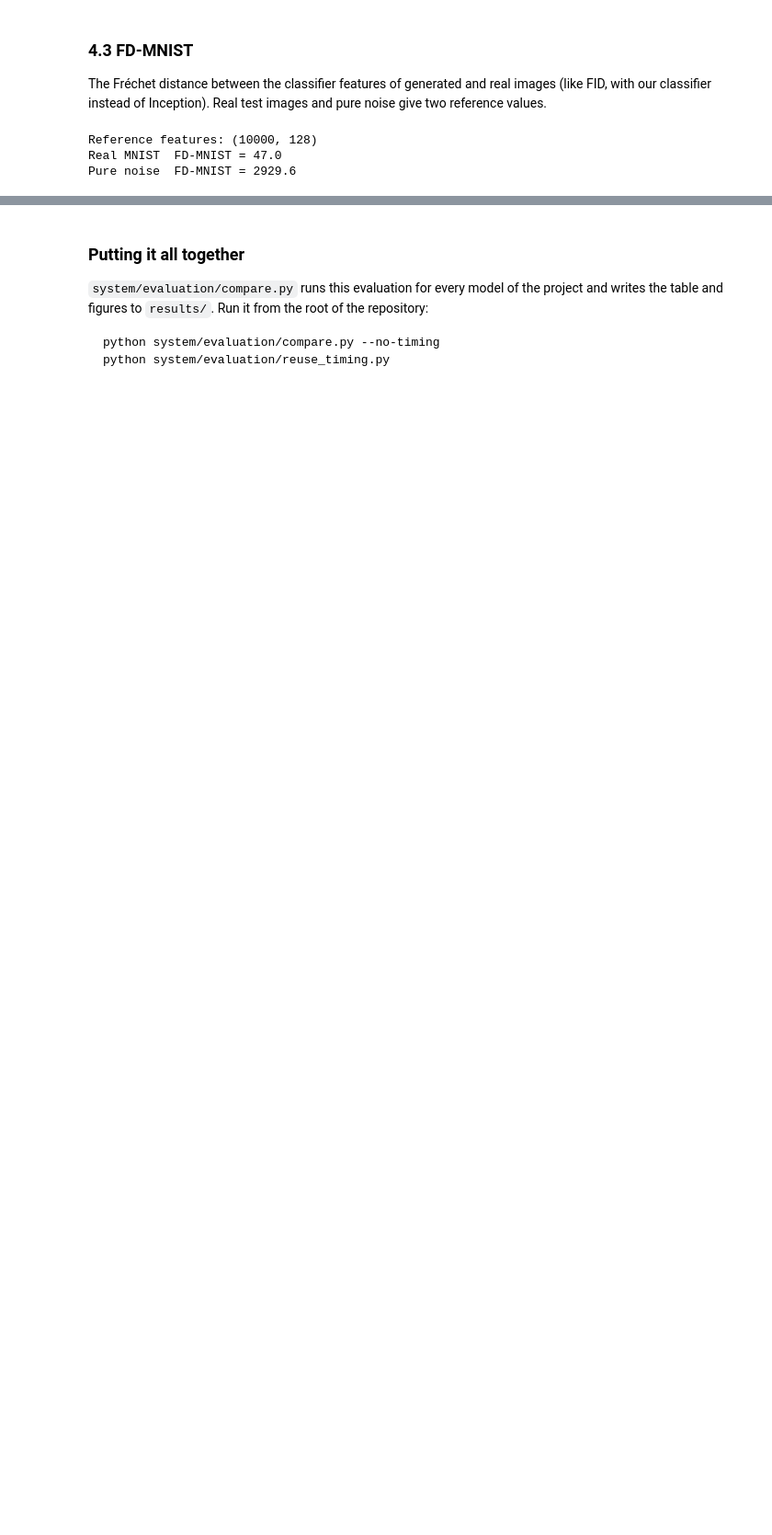
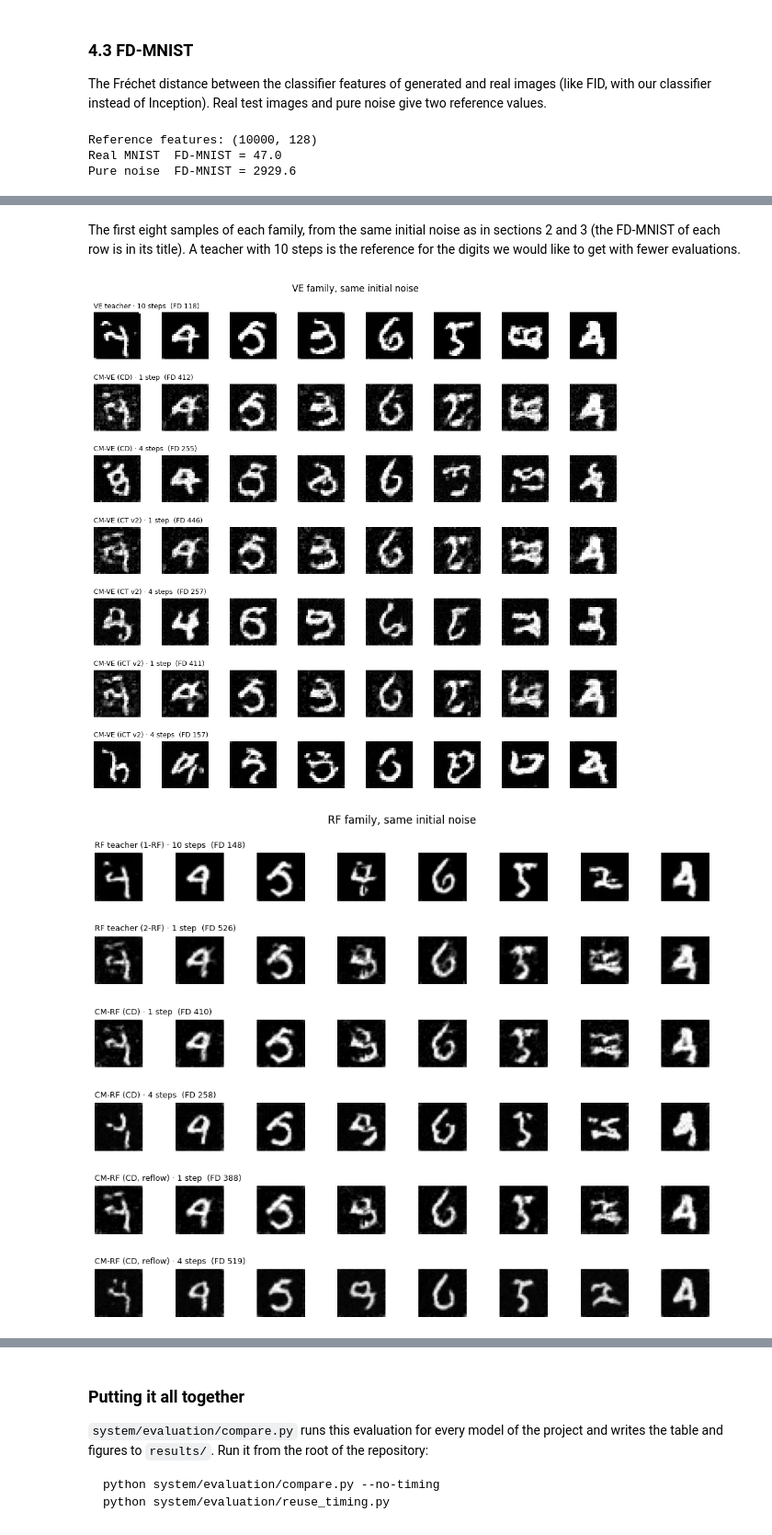
Before and after one commit to ibon44/Consistency_model_genai, a Jupyter notebook: notebook/tutorial.ipynb, the cells around one changed output, grey strips where cells are left out. Shown at 92% size. Cells and saved outputs as stored; diff of their text form; code cells hidden in the pictures; blank space fills up the shorter version.

```diff
--- a/notebook/tutorial.ipynb
+++ b/notebook/tutorial.ipynb
@@ -799,0 +849,19 @@ plt.show()
+# %% [markdown]
+The first eight samples of each family, from the same initial noise as in sections 2
+and 3 (the FD-MNIST of each row is in its title). A teacher with 10 steps is the
+reference for the digits we would like to get with fewer evaluations.
+# %%
+GRID_ROWS = {
+    "VE": [("VE teacher", 10), ("CM-VE (CD)", 1), ("CM-VE (CD)", 4),
+           ("CM-VE (CT v2)", 1), ("CM-VE (CT v2)", 4),
+           ("CM-VE (iCT v2)", 1), ("CM-VE (iCT v2)", 4)],
+    "RF": [("RF teacher (1-RF)", 10), ("RF teacher (2-RF)", 1),
+           ("CM-RF (CD)", 1), ("CM-RF (CD)", 4),
+           ("CM-RF (CD, reflow)", 1), ("CM-RF (CD, reflow)", 4)],
+}
+for family, rows in GRID_ROWS.items():
+    show_rows({f"{label_of[r]}  (FD {results[label_of[r]]['fd_mnist']:.0f})": samples[label_of[r]]
+               for r in rows}, f"{family} family, same initial noise")
+# %% [output]
+[figure, added]
+[figure, added]
```
Also changed, not shown: parts of 17 cells of this notebook.
